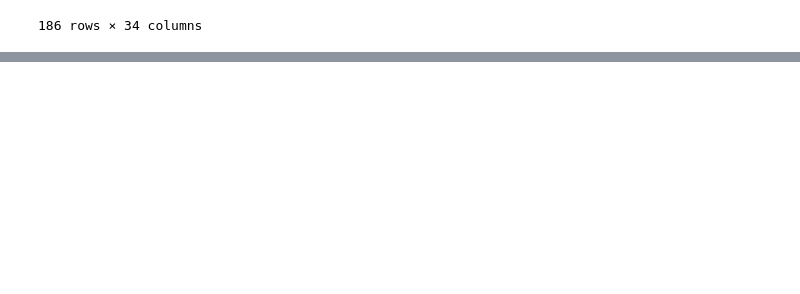
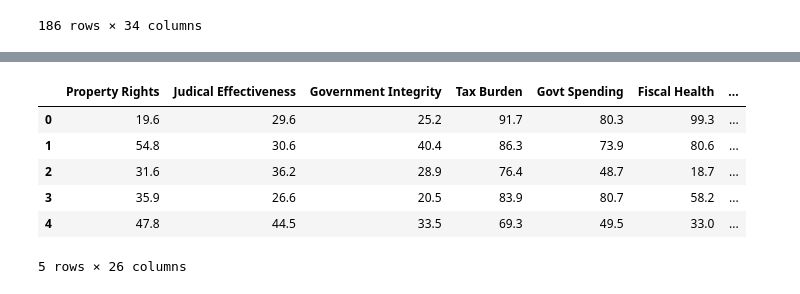
Before and after one commit to fchikwekwe/IntroToMachineLearning, a Jupyter notebook: EconomicFreedomProject.ipynb, the cells around one changed output, grey strips where cells are left out. Cells and saved outputs as stored; diff of their text form; code cells hidden in the pictures; blank space fills up the shorter version.

```diff
--- a/EconomicFreedomProject.ipynb
+++ b/EconomicFreedomProject.ipynb
@@ -51,0 +57,9 @@ Index(['CountryID', 'Country Name', 'WEBNAME', 'Region', 'World Rank',
+# %%
+df.rename(columns={
+    "2019 Score": "EFI Score 2019",
+    "World Rank": "World EFI Rank",
+    "Region Rank": "Regional EFI Rank",
+    "Gov\'t Spending": "Govt Spending",
+    "Gov't Expenditure % of GDP ": "Govt Expenditure % of GDP",
+    "Investment Freedom ": "Investment Freedom"
+}, inplace=True)
@@ -51,0 +96,19 @@ Index(['CountryID', 'Country Name', 'WEBNAME', 'Region', 'World Rank',
+# %%
+conditions = [
+    (df["EFI Score 2019"] >= 60),
+    (df["EFI Score 2019"] < 60)
+]
+choices = [1, 0]
+df["Freedom"] = np.select(conditions, choices, default="None")
+# %%
+# Remove labels and just leave the features
+data = df.drop(['World EFI Rank','EFI Score 2019', 'Regional EFI Rank', 'Freedom', 'Country', 'Region'], axis = 1)
+data.head()
+# %% [output]
+|  | Property Rights | Judical Effectiveness | Government Integrity | Tax Burden | Govt Spending | Fiscal Health | ... |
+| 0 | 19.6 | 29.6 | 25.2 | 91.7 | 80.3 | 99.3 | ... |
+| 1 | 54.8 | 30.6 | 40.4 | 86.3 | 73.9 | 80.6 | ... |
+| 2 | 31.6 | 36.2 | 28.9 | 76.4 | 48.7 | 18.7 | ... |
+| 3 | 35.9 | 26.6 | 20.5 | 83.9 | 80.7 | 58.2 | ... |
+| 4 | 47.8 | 44.5 | 33.5 | 69.3 | 49.5 | 33.0 | ... |
+5 rows × 26 columns
```
Also changed, not shown: parts of 10 cells of this notebook, 1 other file.
